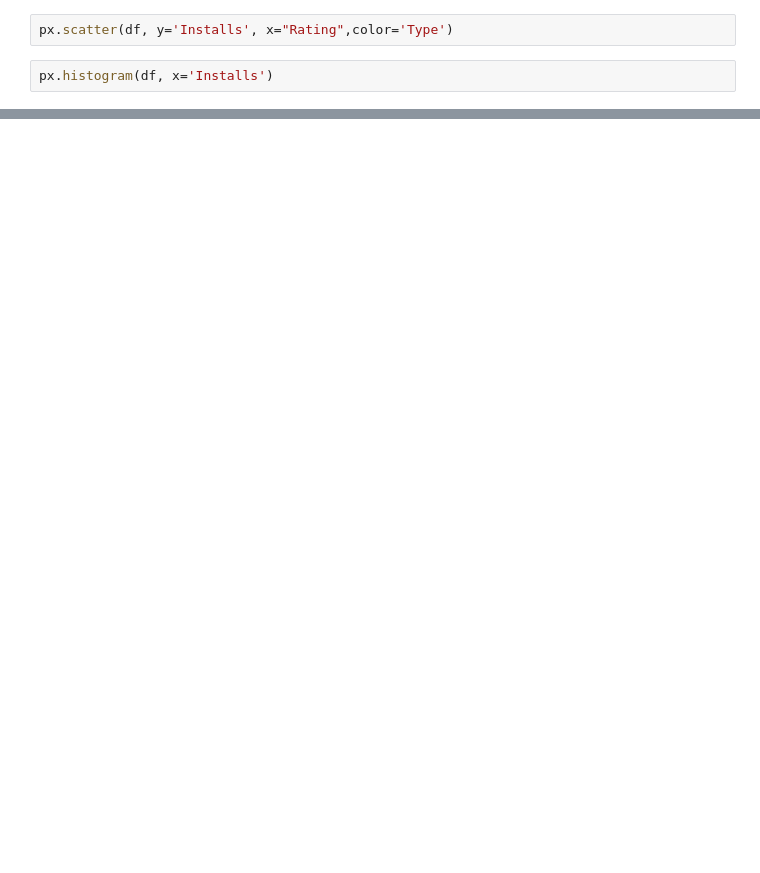
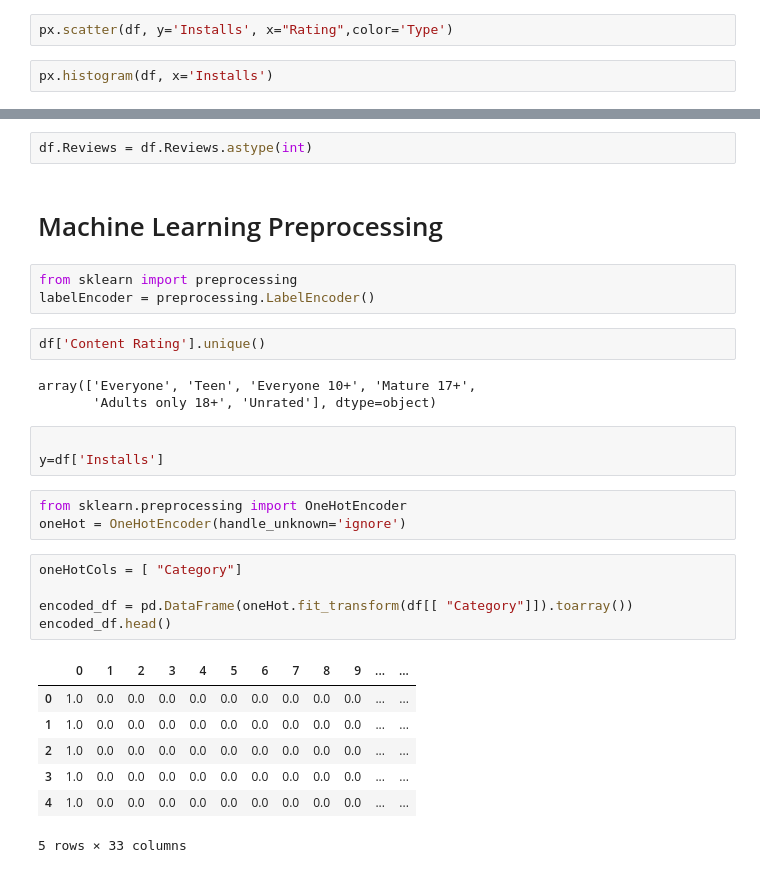
Before and after one commit to MattTheEconomist/GooglePlayAnalysis, a Jupyter notebook: GooglePlay.ipynb, the cells around one changed output, grey strips where cells are left out. Cells and saved outputs as stored; diff of their text form; blank space fills up the shorter version.

```diff
--- a/GooglePlay.ipynb
+++ b/GooglePlay.ipynb
@@ -293,0 +338,31 @@ Name: Category, dtype: int64
+# %%
+df.Reviews = df.Reviews.astype(int)
+# %% [markdown]
+# Machine Learning Preprocessing
+# %%
+from sklearn import preprocessing
+labelEncoder = preprocessing.LabelEncoder()
+# %%
+df['Content Rating'].unique()
+# %% [output]
+array(['Everyone', 'Teen', 'Everyone 10+', 'Mature 17+',
+       'Adults only 18+', 'Unrated'], dtype=object)
+# %%
+
+y=df['Installs']
+# %%
+from sklearn.preprocessing import OneHotEncoder
+oneHot = OneHotEncoder(handle_unknown='ignore')
+# %%
+oneHotCols = [ "Category"]
+
+encoded_df = pd.DataFrame(oneHot.fit_transform(df[[ "Category"]]).toarray())
+encoded_df.head()
+# %% [output]
+|  | 0 | 1 | 2 | 3 | 4 | 5 | 6 | 7 | 8 | 9 | ... | ... |
+| 0 | 1.0 | 0.0 | 0.0 | 0.0 | 0.0 | 0.0 | 0.0 | 0.0 | 0.0 | 0.0 | ... | ... |
+| 1 | 1.0 | 0.0 | 0.0 | 0.0 | 0.0 | 0.0 | 0.0 | 0.0 | 0.0 | 0.0 | ... | ... |
+| 2 | 1.0 | 0.0 | 0.0 | 0.0 | 0.0 | 0.0 | 0.0 | 0.0 | 0.0 | 0.0 | ... | ... |
+| 3 | 1.0 | 0.0 | 0.0 | 0.0 | 0.0 | 0.0 | 0.0 | 0.0 | 0.0 | 0.0 | ... | ... |
+| 4 | 1.0 | 0.0 | 0.0 | 0.0 | 0.0 | 0.0 | 0.0 | 0.0 | 0.0 | 0.0 | ... | ... |
+5 rows × 33 columns
```
Also changed, not shown: parts of 36 cells of this notebook.
